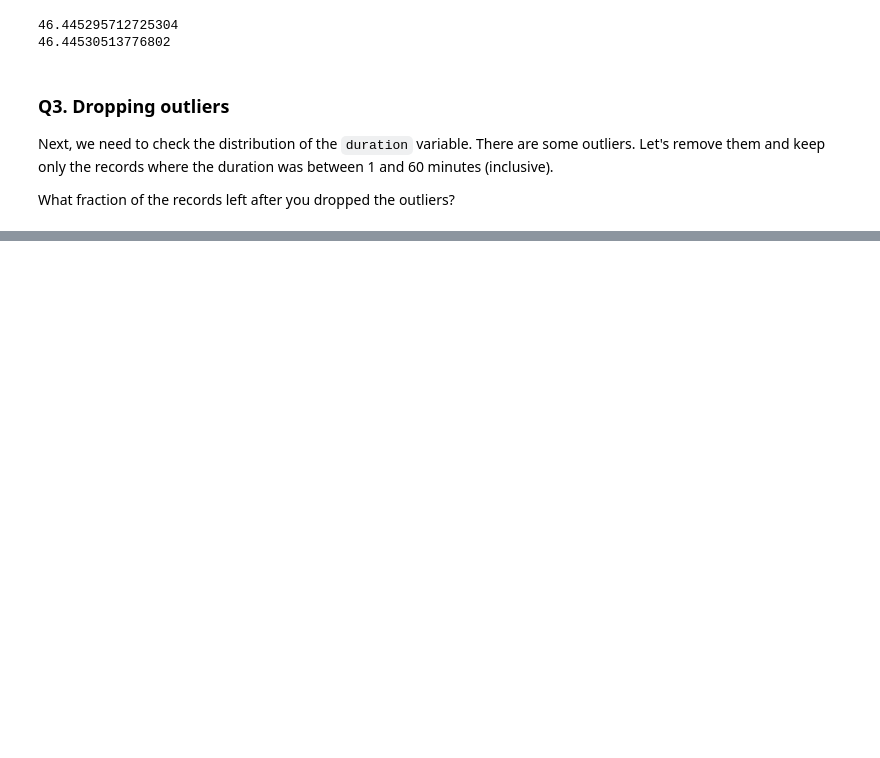
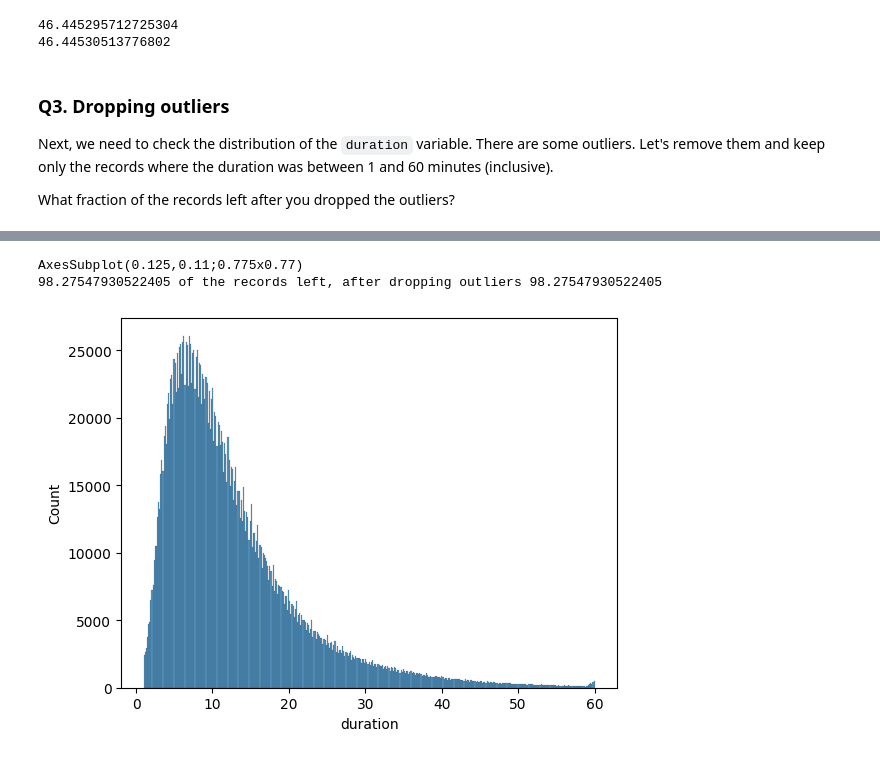
Before and after one commit to egeai/data_talks_club, a Jupyter notebook: week_1/01_Intro_homework.ipynb, the cells around one changed output, grey strips where cells are left out. Drawn from its saved outputs; the diff is of its cells as text; code cells hidden in the pictures; blank space fills up the shorter version.

```diff
--- a/week_1/01_Intro_homework.ipynb
+++ b/week_1/01_Intro_homework.ipynb
@@ -72,0 +125,17 @@ What fraction of the records left after you dropped the outliers?
+# %%
+# nyc_dataframe.duration = nyc_dataframe.duration[(nyc_dataframe.duration >= 1) & (nyc_dataframe.duration <= 60)]
+
+before_dropping_outliers = nyc_dataframe.shape[0]
+nyc_dataframe = nyc_dataframe[(nyc_dataframe.duration >= 1) & (nyc_dataframe.duration <= 60)]
+after_dropping_outliers = nyc_dataframe.shape[0]
+
+fraction_left = (after_dropping_outliers / before_dropping_outliers)*100
+
+# Let's look at the duration's histplot, after dropping outliers
+print(sns.histplot(nyc_dataframe.duration))
+
+print(f"{fraction_left} of the records left, after dropping outliers", fraction_left)
+# %% [output]
+AxesSubplot(0.125,0.11;0.775x0.77)
+98.27547930522405 of the records left, after dropping outliers 98.27547930522405
+[figure, added]
```
Also changed, not shown: parts of 7 cells of this notebook.
